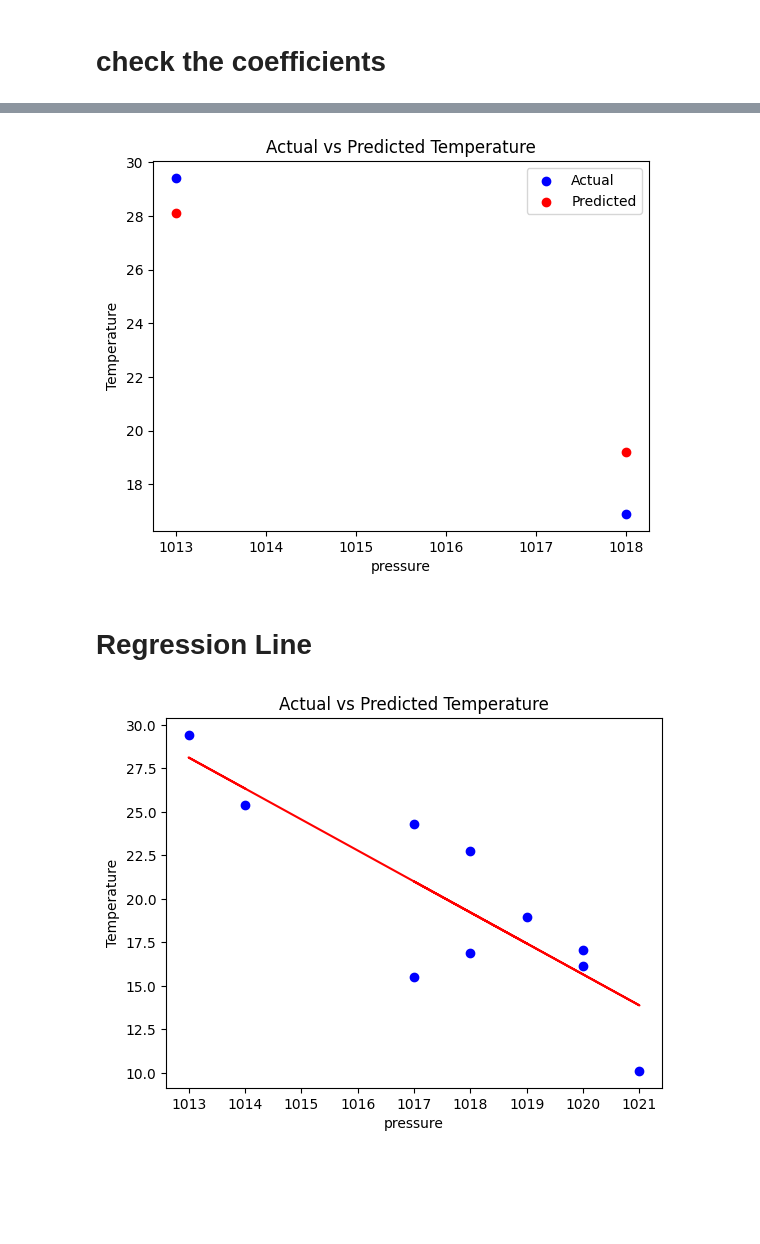
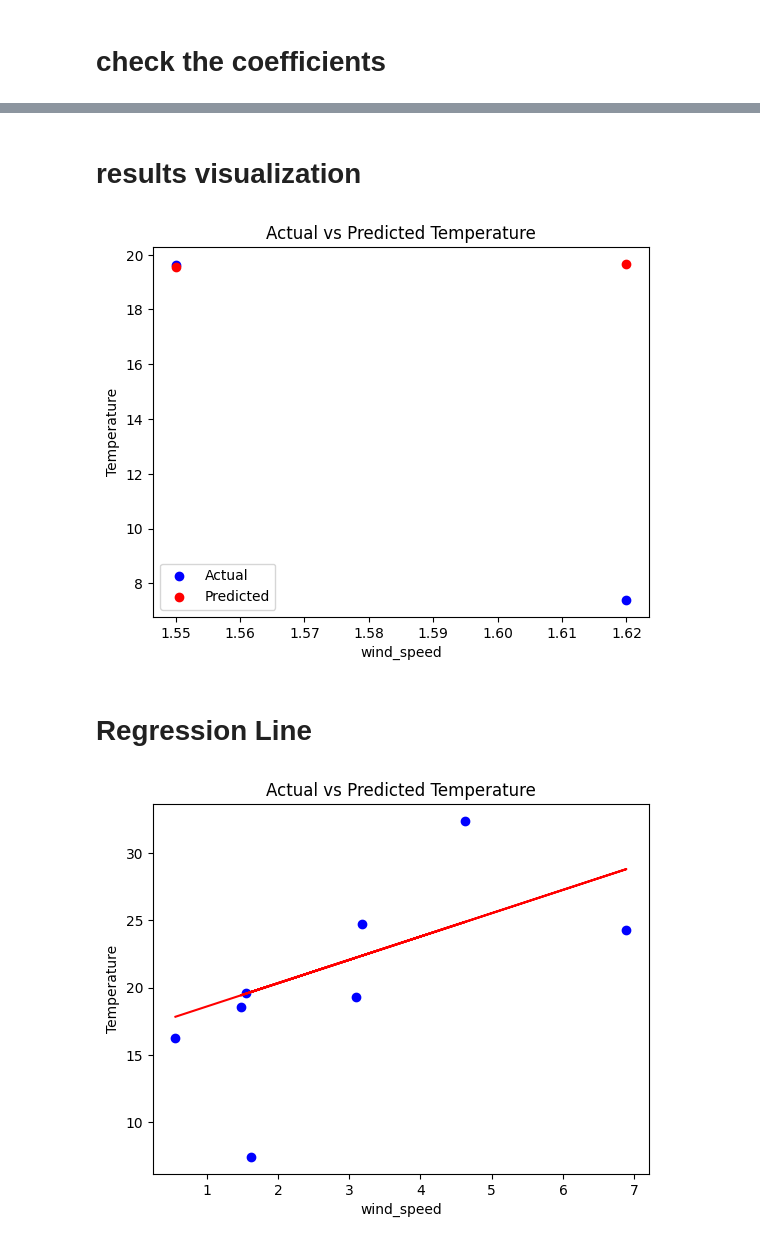
Before and after one commit to Tazagi-web/Kelvin-DS, a Jupyter notebook: Model.ipynb, the cells around one changed output, grey strips where cells are left out. Drawn from its saved outputs; the diff is of its cells as text; code cells hidden in the pictures; blank space fills up the shorter version.

```diff
--- a/Model.ipynb
+++ b/Model.ipynb
@@ -232,0 +275,2 @@ data9.head=(5)
+# %%
+cities =['Nairobi', 'Kampala', 'Mombasa','Kisumu','Kigali','Johannesburg', 'Cairo','Lagos']
@@ -597,6 +493,6 @@ y
 dtype: float64
 # %%
-x=df[['pressure']]
+x=df[['wind_speed']]
 # %%
 x
 # %% [output]
@@ -741,24 +628,26 @@ The r2 score is 0.9095808244026495
+# %% [markdown]
+# results visualization
 # %%
 plt.scatter(X_test, y_test, color='blue', label='Actual')
 plt.scatter(X_test, y_pred, color='red', label='Predicted')
 
-plt.xlabel('pressure')
+plt.xlabel('wind_speed')
 plt.ylabel('Temperature')
 plt.title('Actual vs Predicted Temperature')
 plt.legend()
 plt.show()
 # %% [output]
-[figure, old version]
+[figure, new version]
 # %% [markdown]
 # Regression Line
 # %%
-plt.scatter(df['pressure'],df['temperature'], color='blue')
-plt.plot(df['pressure'], lr_model.predict(df[['pressure']]), color='red')
-plt.xlabel('pressure')
+plt.scatter(df['wind_speed'],df['temperature'], color='blue')
+plt.plot(df['wind_speed'], lr_model.predict(df[['wind_speed']]), color='red')
+plt.xlabel('wind_speed')
 plt.ylabel('Temperature')
 plt.title('Actual vs Predicted Temperature')
 plt.show()
 # %% [output]
-[figure, old version]
+[figure, new version]
 # %% [markdown]
 # a) How good should the measure for evaluation be
```
Also changed, not shown: parts of 69 cells of this notebook.
